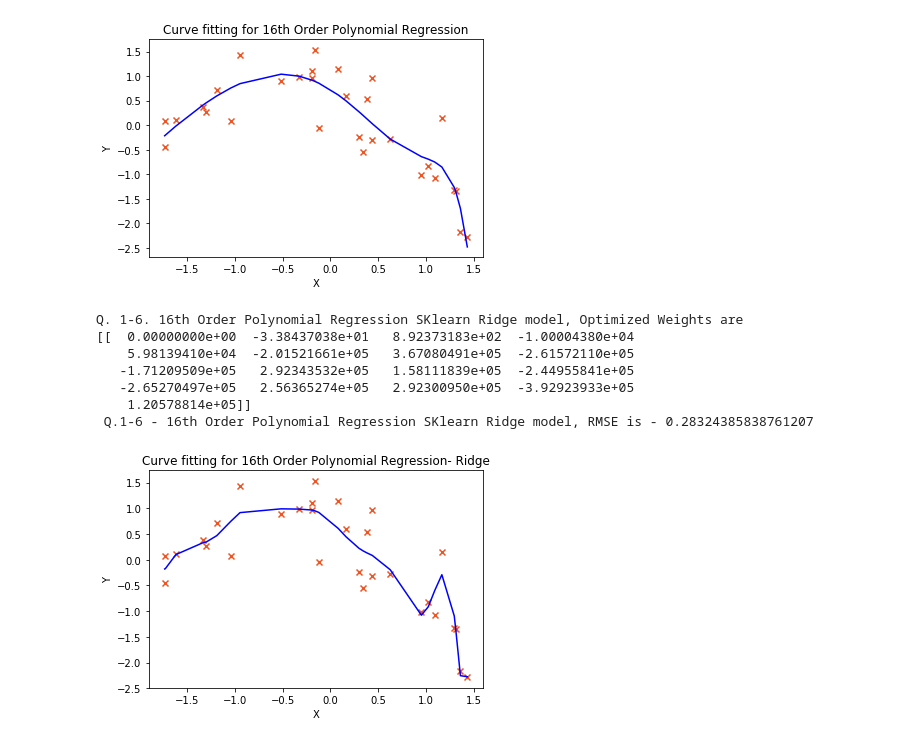
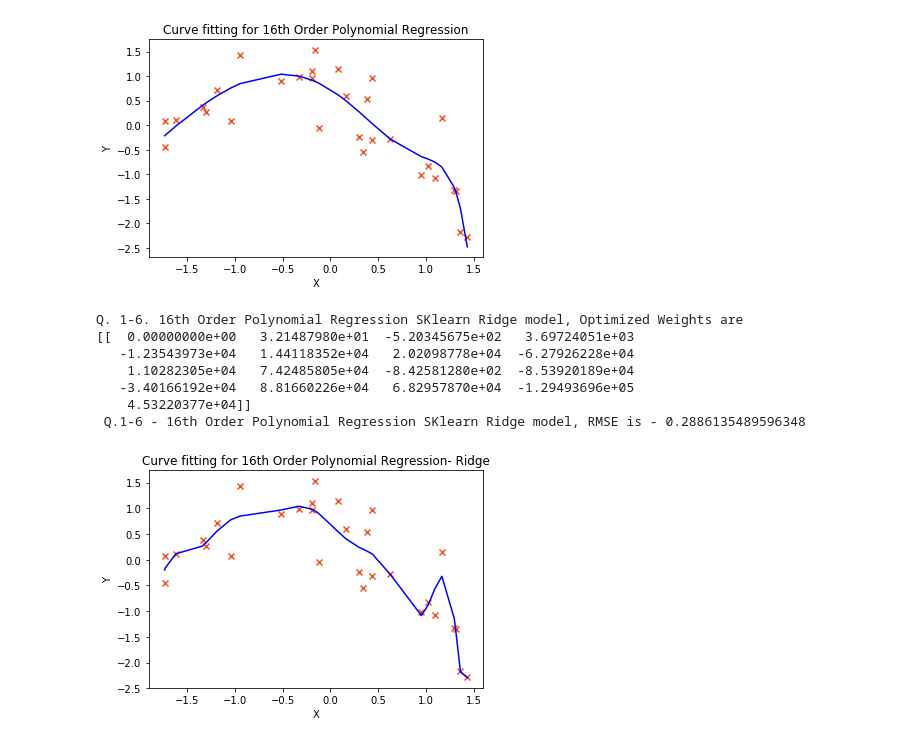
Before and after one commit to MeenakshiParyani/Polynomial-Regression, a Jupyter notebook: Polynomial-Regression.ipynb, the cells around one changed output. Cells and saved outputs as stored; diff of their text form; code cells hidden in the pictures.

```diff
--- a/Polynomial-Regression.ipynb
+++ b/Polynomial-Regression.ipynb
@@ -201,35 +202,31 @@ print(" Q.1-4 - 16th Order Polynomial Regression, " + colored('RMSE is - ' + str
 # print(" Q.1-5 - 16th Order Polynomial Regression, " + colored('RMSE is - ' + str(rmse), 'green'))
 # %%
 # 1-6 16th Order Polynomial Regression scikit-learn Ridge model
-def get_rmse_from_pred(y, y_pred):
-    m = len(y)
-    inner = np.power(((y_pred) - y), 2)
-    return math.sqrt(np.sum(inner) / (2 * m))
 
 df = data1;
 normalized_df_poly = generatePolynomialInput(df, 16)
 X, Y = normalizeData(normalized_df_poly, True); # Normalize the data for proper scaling
-# Alpha value
-clf = Ridge(alpha=0.0000000000001, copy_X = True, fit_intercept = True, max_iter = None, normalize=False,
+# this Alpha(Regularization Strength) value gives the lowest cost
+clf = Ridge(alpha=0.000000000001, copy_X = True, fit_intercept = True, max_iter = None, normalize=False,
       random_state=None, solver ='auto', tol=0.001)
 clf.fit(X,Y)
 
 beta = clf.coef_
 Ypred = clf.predict(X)
 
 print("Q. 1-6. 16th Order Polynomial Regression SKlearn Ridge model, Optimized Weights are\n" + str(beta))
 print(" Q.1-6 - 16th Order Polynomial Regression SKlearn Ridge model, " + colored('RMSE is - ' + str(get_rmse(np.matrix(X), np.matrix(Y), beta)), 'green'))
 XM = np.matrix(X.values)
 YM = np.matrix(Y.values)
 Xcord = list(XM[:,1].flat)
 Ycord = list(YM[:,0].flat)
 drawPlot(Xcord, Ycord, Ypred, 16, "- Ridge")
 # %% [output]
 Q. 1-6. 16th Order Polynomial Regression SKlearn Ridge model, Optimized Weights are
-[[  0.00000000e+00  -3.38437038e+01   8.92373183e+02  -1.00004380e+04
-    5.98139410e+04  -2.01521661e+05   3.67080491e+05  -2.61572110e+05
-   -1.71209509e+05   2.92343532e+05   1.58111839e+05  -2.44955841e+05
-   -2.65270497e+05   2.56365274e+05   2.92300950e+05  -3.92923933e+05
-    1.20578814e+05]]
- Q.1-6 - 16th Order Polynomial Regression SKlearn Ridge model, RMSE is - 0.28324385838761207
+[[  0.00000000e+00   3.21487980e+01  -5.20345675e+02   3.69724051e+03
+   -1.23543973e+04   1.44118352e+04   2.02098778e+04  -6.27926228e+04
+    1.10282305e+04   7.42485805e+04  -8.42581280e+02  -8.53920189e+04
+   -3.40166192e+04   8.81660226e+04   6.82957870e+04  -1.29493696e+05
+    4.53220377e+04]]
+ Q.1-6 - 16th Order Polynomial Regression SKlearn Ridge model, RMSE is - 0.2886135489596348
-[figure, old version]
+[figure, new version]
```
Also changed, not shown: parts of 3 cells of this notebook.
